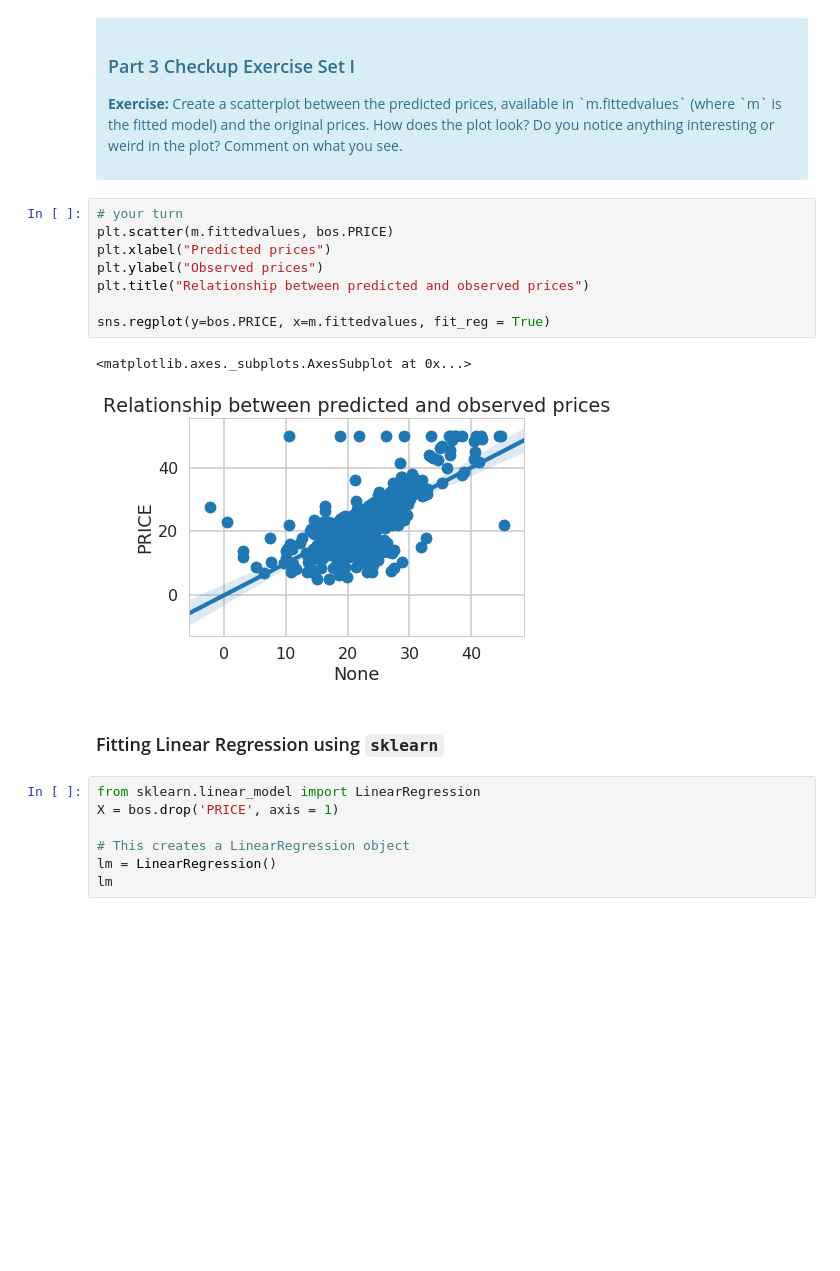
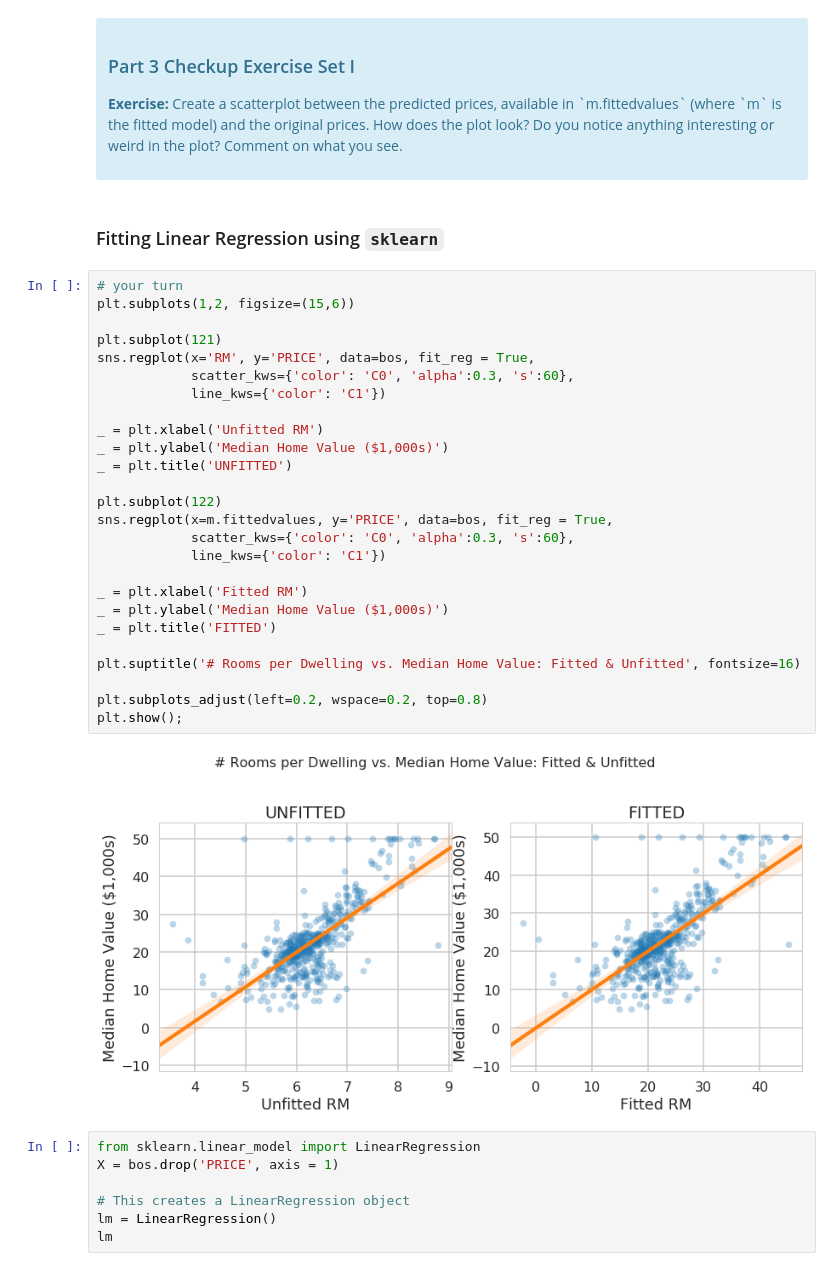
Before and after one commit to shan-96/python-snippets, a Jupyter notebook: aic-8_1_3-linear-regression-mini-project/Mini_Project_Linear_Regression.ipynb, the cells around one changed output. Saved outputs shown, nothing was run; the diff lists cells and outputs as text; blank space fills up the shorter version.

```diff
--- a/aic-8_1_3-linear-regression-mini-project/Mini_Project_Linear_Regression.ipynb
+++ b/aic-8_1_3-linear-regression-mini-project/Mini_Project_Linear_Regression.ipynb
@@ -438,19 +456,36 @@ Let's see how our model actually fit our data. We can see below that there is a
 
 <p><b>Exercise:</b> Create a scatterplot between the predicted prices, available in `m.fittedvalues` (where `m` is the fitted model) and the original prices. How does the plot look? Do you notice anything interesting or weird in the plot? Comment on what you see.</p>
 </div>
-# %%
-# your turn
-plt.scatter(m.fittedvalues, bos.PRICE)
-plt.xlabel("Predicted prices")
-plt.ylabel("Observed prices")
-plt.title("Relationship between predicted and observed prices")
-
-sns.regplot(y=bos.PRICE, x=m.fittedvalues, fit_reg = True)
-# %% [output]
-<matplotlib.axes._subplots.AxesSubplot at 0x...>
-[figure, removed]
 # %% [markdown]
 ### Fitting Linear Regression using `sklearn`
+# %%
+# your turn
+plt.subplots(1,2, figsize=(15,6))
+
+plt.subplot(121)
+sns.regplot(x='RM', y='PRICE', data=bos, fit_reg = True,
+            scatter_kws={'color': 'C0', 'alpha':0.3, 's':60},
+            line_kws={'color': 'C1'})
+
+_ = plt.xlabel('Unfitted RM')
+_ = plt.ylabel('Median Home Value ($1,000s)')
+_ = plt.title('UNFITTED')
+
+plt.subplot(122)
+sns.regplot(x=m.fittedvalues, y='PRICE', data=bos, fit_reg = True,
+            scatter_kws={'color': 'C0', 'alpha':0.3, 's':60},
+            line_kws={'color': 'C1'})
+
+_ = plt.xlabel('Fitted RM')
+_ = plt.ylabel('Median Home Value ($1,000s)')
+_ = plt.title('FITTED')
+
+plt.suptitle('# Rooms per Dwelling vs. Median Home Value: Fitted & Unfitted', fontsize=16)
+
+plt.subplots_adjust(left=0.2, wspace=0.2, top=0.8)
+plt.show();
+# %% [output]
+[figure, added]
 # %%
 from sklearn.linear_model import LinearRegression
 X = bos.drop('PRICE', axis = 1)
```
Also changed, not shown: parts of 45 cells of this notebook, 4 other files.
